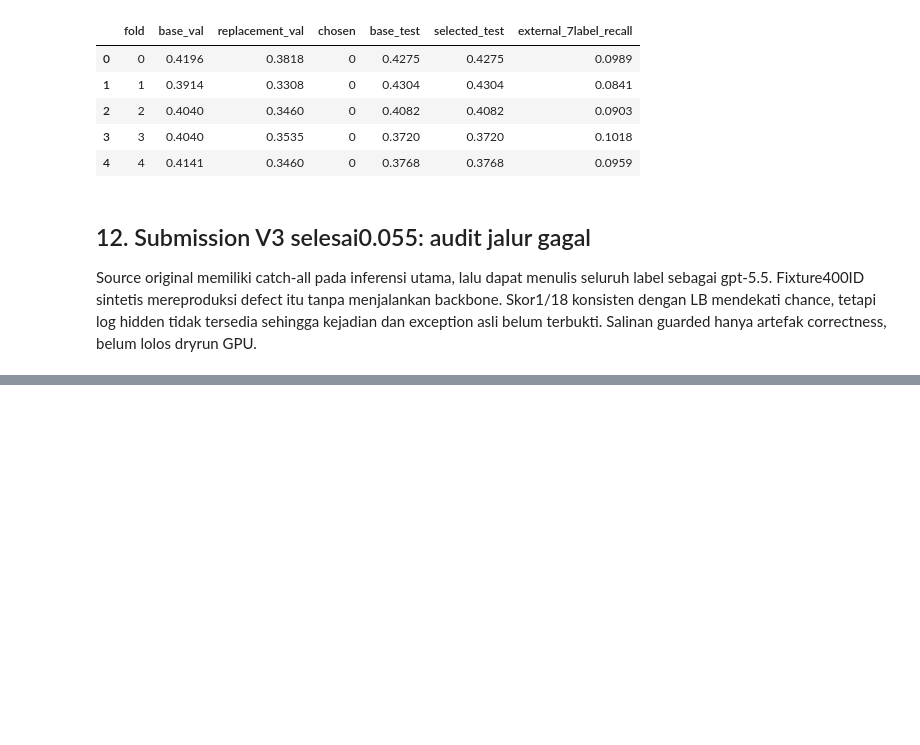
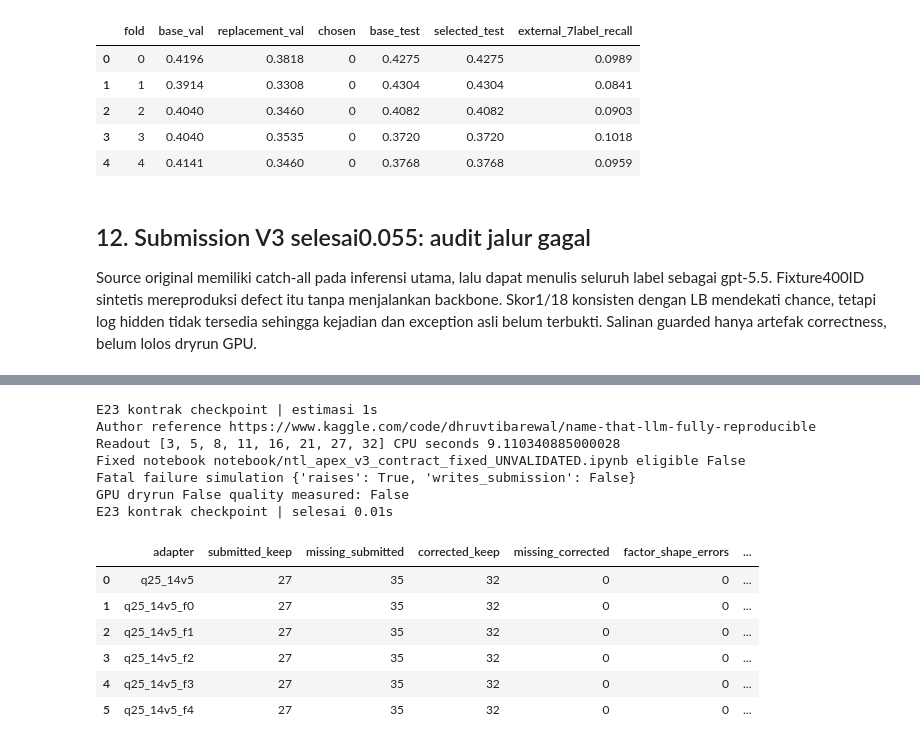
Before and after one commit to yauwes/name-that-llm-sota-pipeline, a Jupyter notebook: ntl_session_20261103.ipynb, the cells around one changed output, grey strips where cells are left out. Drawn from its saved outputs; the diff is of its cells as text; code cells hidden in the pictures; blank space fills up the shorter version.

```diff
--- a/ntl_session_20261103.ipynb
+++ b/ntl_session_20261103.ipynb
@@ -471,0 +479,30 @@ V3 fallback regression | selesai 0.00s
+# %%
+with step('E23 kontrak checkpoint', 1):
+    probe=json.loads((ROOT/'kernels/v3preflight_cpu/out_v2/preflight_report.json').read_text())
+    repair=json.loads((ROOT/'research/experiments/e23_checkpoint_preflight/repair_report.json').read_text())
+    assert probe['checks']['q25_corrected_contract_passed']
+    display(pd.DataFrame([dict(adapter=Path(old['folder']).name,
+        submitted_keep=old['source_keep'],missing_submitted=len(old['unresolved_loader_modules']),
+        corrected_keep=new['source_keep'],missing_corrected=len(new['unresolved_loader_modules']),
+        factor_shape_errors=len(new['shape_mismatches']),head_shape_errors=len(new['head']['format_mismatches']))
+        for old,new in zip(probe['checks']['q25'],probe['checks']['q25_corrected_contract'])]))
+    print('Author reference',repair['reference']['reference_url'])
+    print('Readout',repair['reference']['layers'],'CPU seconds',probe['elapsed_s'])
+    print('Fixed notebook',repair['repaired_notebook'],'eligible',repair['submission_eligible'])
+    print('Fatal failure simulation',repair['fatal_failure_simulation'])
+    print('GPU dryrun',probe['real_gpu_dryrun'],'quality measured: False')
+# %% [output]
+E23 kontrak checkpoint | estimasi 1s
+Author reference https://www.kaggle.com/code/dhruvtibarewal/name-that-llm-fully-reproducible
+Readout [3, 5, 8, 11, 16, 21, 27, 32] CPU seconds 9.110340885000028
+Fixed notebook notebook/ntl_apex_v3_contract_fixed_UNVALIDATED.ipynb eligible False
+Fatal failure simulation {'raises': True, 'writes_submission': False}
+GPU dryrun False quality measured: False
+E23 kontrak checkpoint | selesai 0.01s
+|  | adapter | submitted_keep | missing_submitted | corrected_keep | missing_corrected | factor_shape_errors | ... |
+| 0 | q25_14v5 | 27 | 35 | 32 | 0 | 0 | ... |
+| 1 | q25_14v5_f0 | 27 | 35 | 32 | 0 | 0 | ... |
+| 2 | q25_14v5_f1 | 27 | 35 | 32 | 0 | 0 | ... |
+| 3 | q25_14v5_f2 | 27 | 35 | 32 | 0 | 0 | ... |
+| 4 | q25_14v5_f3 | 27 | 35 | 32 | 0 | 0 | ... |
+| 5 | q25_14v5_f4 | 27 | 35 | 32 | 0 | 0 | ... |
```
Also changed, not shown: parts of 18 cells of this notebook, 5 other files.
